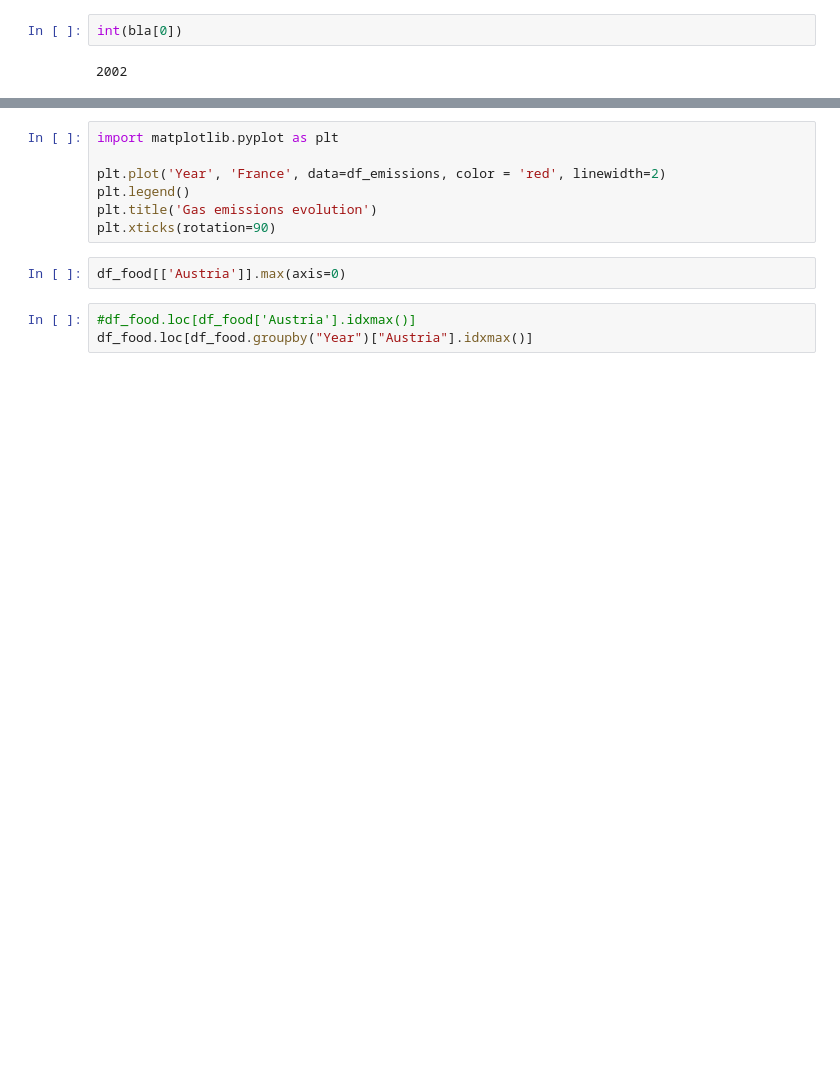
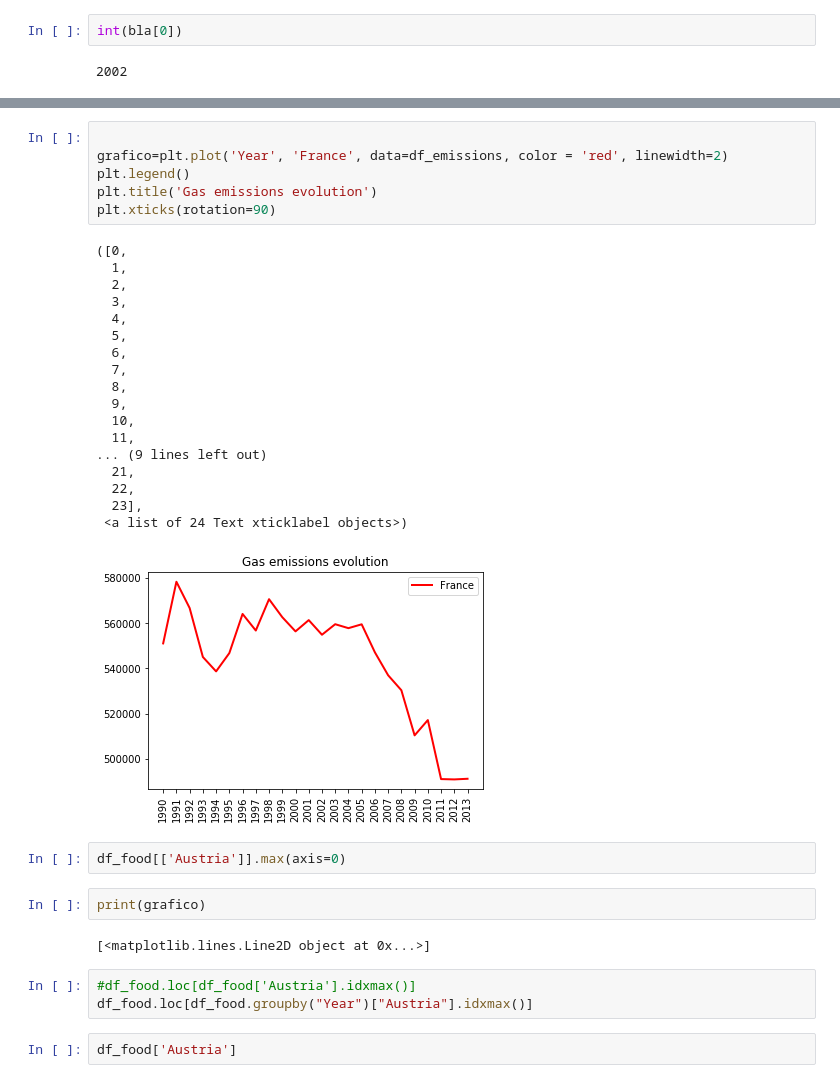
Before and after one commit to cprietosegura/pipelines-project-foodproduction, a Jupyter notebook: pruebas.ipynb, the cells around one changed output, grey strips where cells are left out. Drawn from its saved outputs; the diff is of its cells as text; blank space fills up the shorter version.

```diff
--- a/pruebas.ipynb
+++ b/pruebas.ipynb
@@ -527,12 +552,36 @@ plt.xticks(rotation=90)
 # %%
-import matplotlib.pyplot as plt
 
-plt.plot('Year', 'France', data=df_emissions, color = 'red', linewidth=2)
+grafico=plt.plot('Year', 'France', data=df_emissions, color = 'red', linewidth=2)
 plt.legend()
 plt.title('Gas emissions evolution')
 plt.xticks(rotation=90)
+# %% [output]
+([0,
+  1,
+  2,
+  3,
+  4,
+  5,
+  6,
+  7,
+  8,
+  9,
+  10,
+  11,
+... (9 lines left out)
+  21,
+  22,
+  23],
+ <a list of 24 Text xticklabel objects>)
+[figure, added]
 # %%
 df_food[['Austria']].max(axis=0)
+# %%
+print(grafico)
+# %% [output]
+[<matplotlib.lines.Line2D object at 0x...>]
 # %%
 #df_food.loc[df_food['Austria'].idxmax()]
 df_food.loc[df_food.groupby("Year")["Austria"].idxmax()]
+# %%
+df_food['Austria']
```
Also changed, not shown: parts of 20 cells of this notebook, 16 other files.
